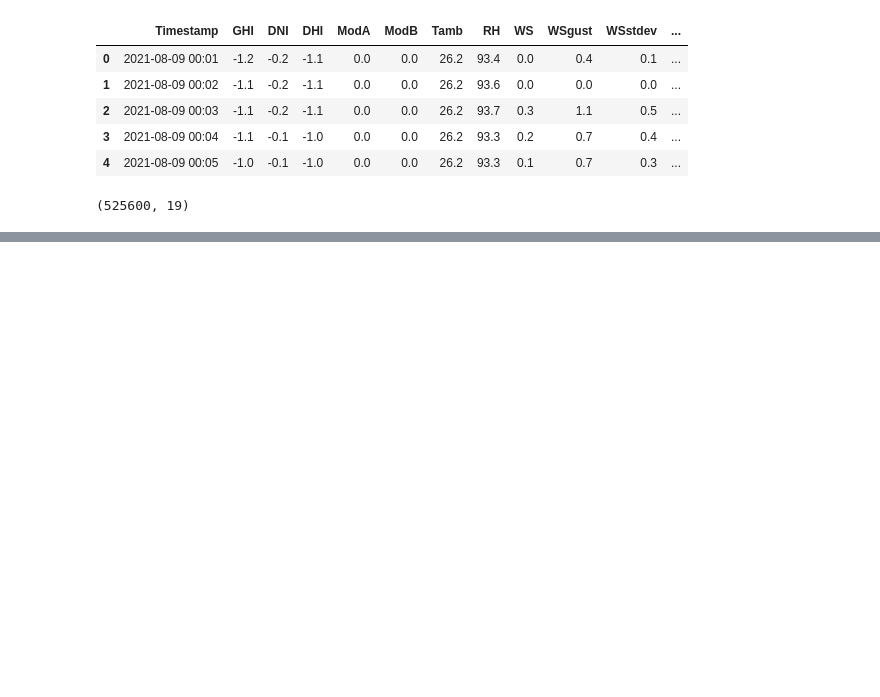
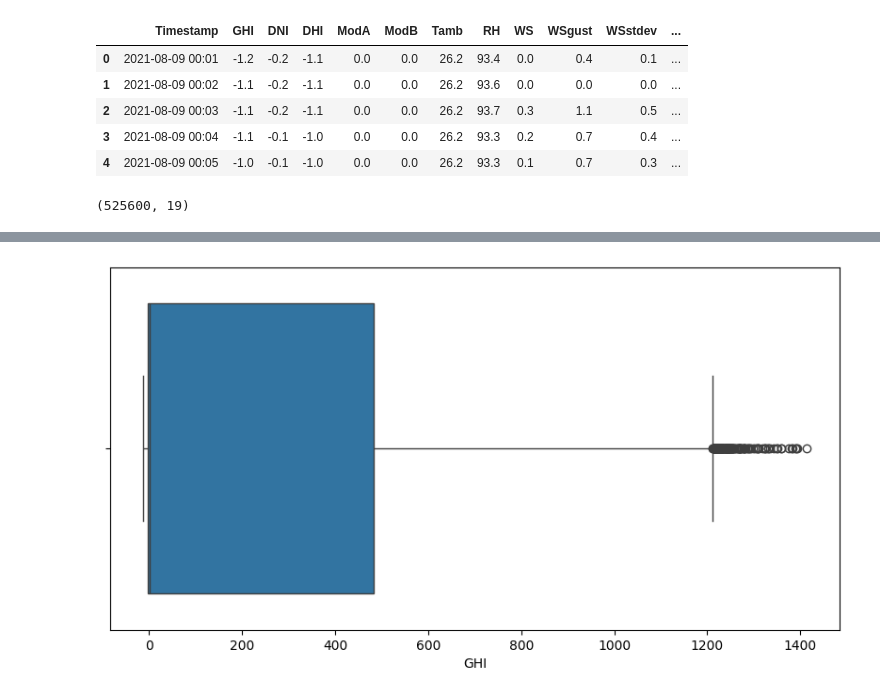
Before and after one commit to rinamoh/Kifiya-AIM-Week0, a Jupyter notebook: notebooks/EDA.ipynb, the cells around one changed output, grey strips where cells are left out. Saved outputs shown, nothing was run; the diff lists cells and outputs as text; code cells hidden in the pictures; blank space fills up the shorter version.

```diff
--- a/notebooks/EDA.ipynb
+++ b/notebooks/EDA.ipynb
@@ -36,0 +82,7 @@ data.describe()
+# %%
+#check for outliers
+plt.figure(figsize=(10,5))
+sns.boxplot(x=data['GHI'])
+plt.show()
+# %% [output]
+[figure, added]
```
Also changed, not shown: parts of 10 cells of this notebook.
